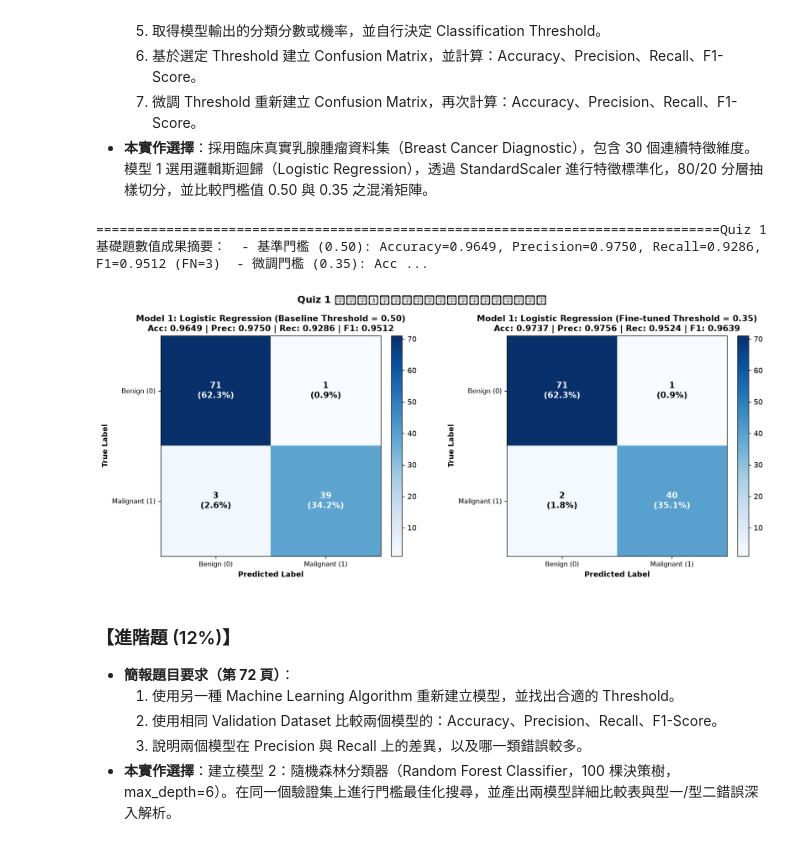
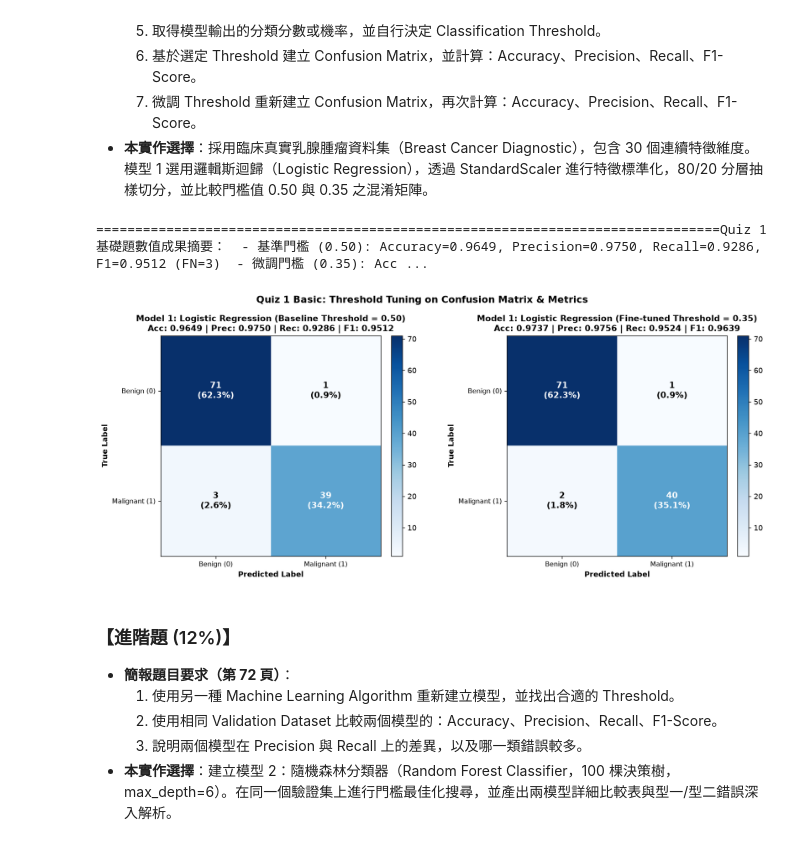
Before and after one commit to MengArthur/MMIP, a Jupyter notebook: HW02/HW02_notebook.ipynb, the cells around one changed output. Drawn from its saved outputs; the diff is of its cells as text; code cells hidden in the pictures.

```diff
--- a/HW02/HW02_notebook.ipynb
+++ b/HW02/HW02_notebook.ipynb
@@ -69,35 +74,35 @@ m1_base = compute_classification_metrics(y_val, m1_val_probs, threshold=0.50)
 # 4. 門檻值 2：微調門檻 (Threshold = 0.35，醫療診斷情境降低漏診率)
 m1_tuned = compute_classification_metrics(y_val, m1_val_probs, threshold=0.35)
 
 # 5. 繪製混淆矩陣對比
 fig, axes = plt.subplots(1, 2, figsize=(13, 5.5), facecolor='white')
 class_names = ['Benign (0)', 'Malignant (1)']
 
 render_confusion_matrix_axis(
     axes[0], m1_base['confusion_matrix'],
     title='Model 1: Logistic Regression (Baseline Threshold = 0.50)',
     class_names=class_names,
     subtitle=f"Acc: {m1_base['accuracy']:.4f} | Prec: {m1_base['precision']:.4f} | Rec: {m1_base['recall']:.4f} | F1: {m1_base['f1_score']:.4f}"
 )
 render_confusion_matrix_axis(
     axes[1], m1_tuned['confusion_matrix'],
     title='Model 1: Logistic Regression (Fine-tuned Threshold = 0.35)',
     class_names=class_names,
     subtitle=f"Acc: {m1_tuned['accuracy']:.4f} | Prec: {m1_tuned['precision']:.4f} | Rec: {m1_tuned['recall']:.4f} | F1: {m1_tuned['f1_score']:.4f}"
 )
-plt.suptitle('Quiz 1 基礎題：門檻微調對混淆矩陣與指標之影響', fontsize=13, fontweight='bold')
+plt.suptitle('Quiz 1 Basic: Threshold Tuning on Confusion Matrix & Metrics', fontsize=13, fontweight='bold')
 plt.tight_layout()
 plt.show()
 
 print('=' * 80)
 print('Quiz 1 基礎題數值成果摘要：')
 print(f"  - 基準門檻 (0.50): Accuracy={m1_base['accuracy']:.4f}, Precision={m1_base['precision']:.4f}, Recall={m1_base['recall']:.4f}, F1={m1_base['f1_score']:.4f} (FN={m1_base['fn']})")
 print(f"  - 微調門檻 (0.35): Accuracy={m1_tuned['accuracy']:.4f}, Precision={m1_tuned['precision']:.4f}, Recall={m1_tuned['recall']:.4f}, F1={m1_tuned['f1_score']:.4f} (FN={m1_tuned['fn']})")
 print(f"  - 門檻調校效應：將門檻調低至 0.35 後，假陰性 (FN 漏診) 由 {m1_base['fn']} 例降低至 {m1_tuned['fn']} 例，Recall 由 {m1_base['recall']:.2%} 提升至 {m1_tuned['recall']:.2%}！")
 print('=' * 80)
 # %% [output]
 ================================================================================Quiz 1 基礎題數值成果摘要：  - 基準門檻 (0.50): Accuracy=0.9649, Precision=0.9750, Recall=0.9286, F1=0.9512 (FN=3)  - 微調門檻 (0.35): Acc ...
-[figure, old version]
+[figure, new version]
 # %% [markdown]
 ### 【進階題 (12%)】
 - **簡報題目要求（第 72 頁）**：
```
Also changed, not shown: parts of 6 cells of this notebook, 8 other files.
